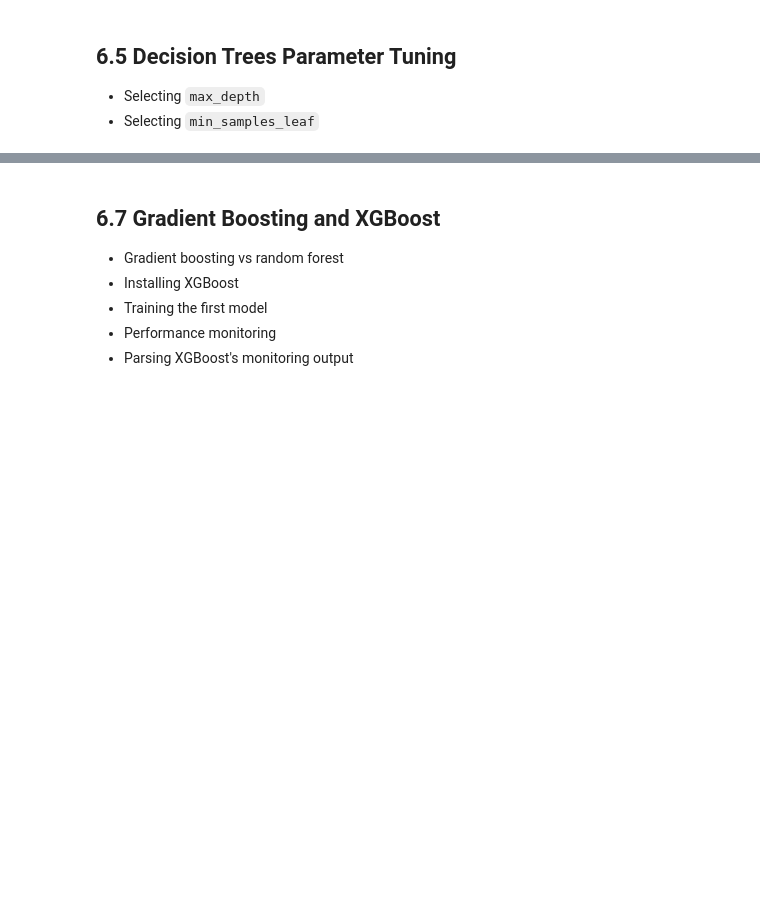
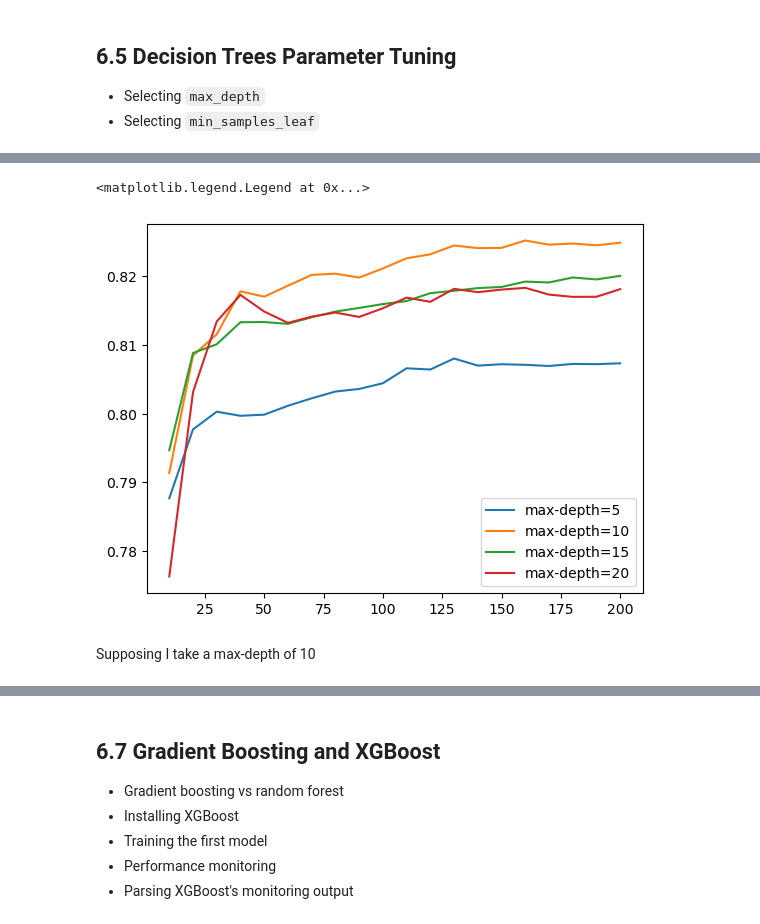
Before and after one commit to okellodaniel/ML_Scholar, a Jupyter notebook: 06-decision-trees/notebook.ipynb, the cells around one changed output, grey strips where cells are left out. Cells and saved outputs as stored; diff of their text form; code cells hidden in the pictures; blank space fills up the shorter version.

```diff
--- a/06-decision-trees/notebook.ipynb
+++ b/06-decision-trees/notebook.ipynb
@@ -410,0 +716,14 @@ print(tree_text)
+# %%
+rf_scores = []
+for d in depths:
+    for n in tqdm(range(10,201,10)):
+        rf = RandomForestClassifier(n_estimators=n,
+                                    max_depth=d,
+                                    random_state=1)
+        rf.fit(X_train,y_train)
+        y_pred = rf.predict_proba(X_val)[:,1]
+        auc = roc_auc_score(y_val,y_pred)
+        rf_scores.append((d,n,auc))
+# %%
+df_rf_scores = pd.DataFrame(rf_scores,columns=['max_depth','n_estimators','auc'])
+df_rf_scores.head()
@@ -410,0 +737,13 @@ print(tree_text)
+# %%
+for d in [5,10,15,20]:
+    df_sub = df_rf_scores[df_rf_scores.max_depth == d]
+    plt.plot(df_sub.n_estimators,
+             df_sub.auc,
+             label = 'max-depth=%d' % d
+            )
+plt.legend()
+# %% [output]
+<matplotlib.legend.Legend at 0x...>
+[figure, added]
+# %% [markdown]
+Supposing I take a max-depth of 10
```
Also changed, not shown: parts of 41 cells of this notebook, 2 other files.
